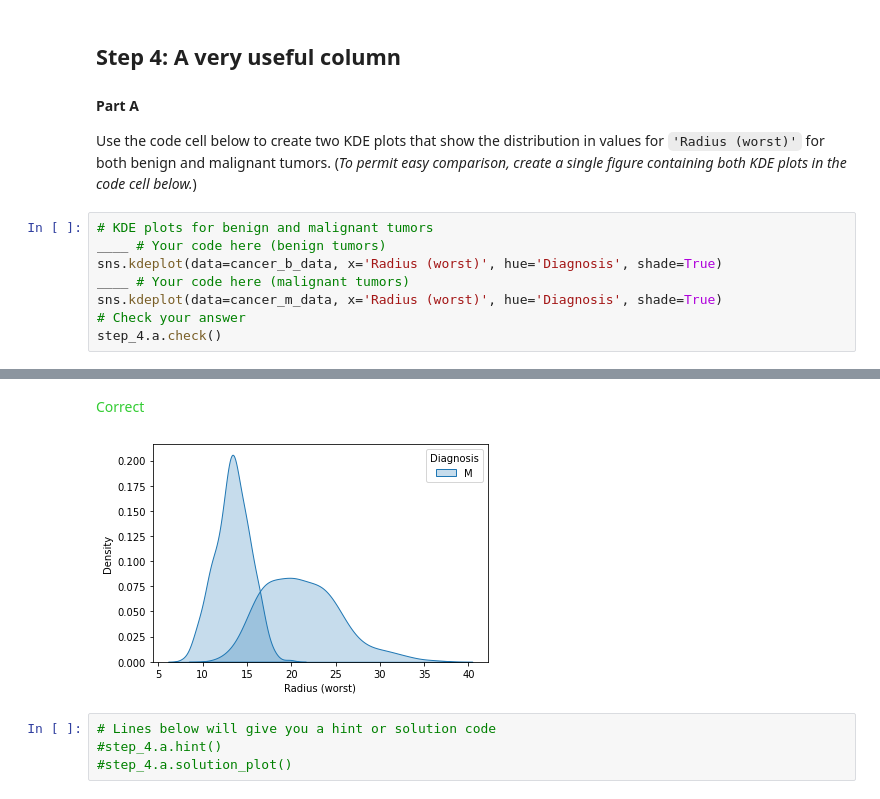
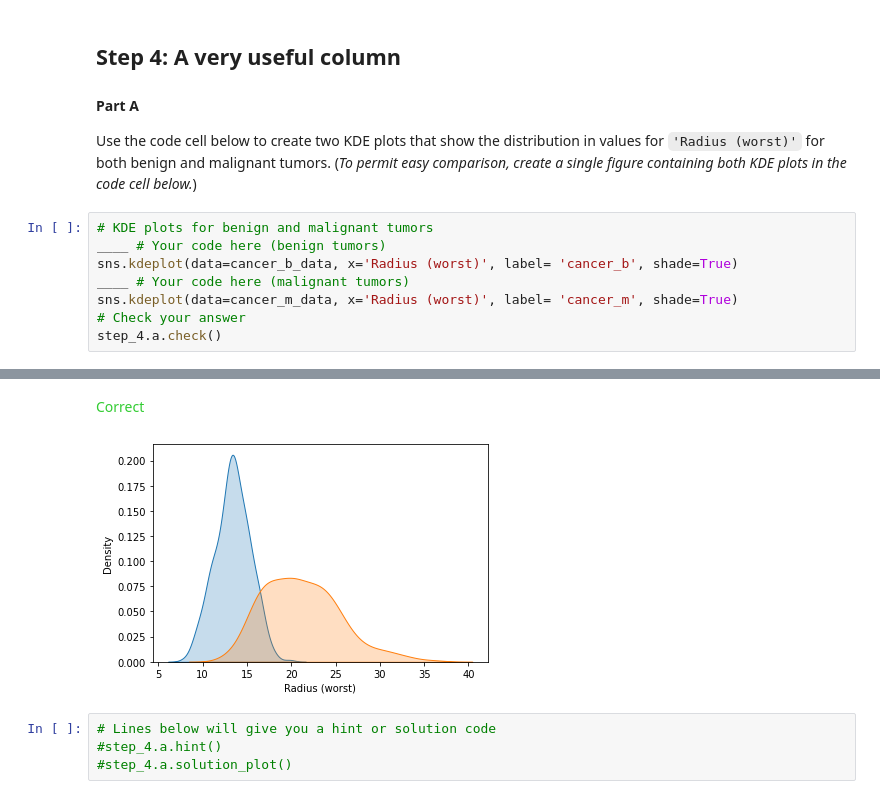
Before and after one commit to saritha28/Email-Spam-filter-using-Navies-Bayes, a Jupyter notebook: exercise-distributions.ipynb, the cells around one changed output, grey strips where cells are left out. Drawn from its saved outputs; the diff is of its cells as text.

```diff
--- a/exercise-distributions.ipynb
+++ b/exercise-distributions.ipynb
@@ -173,15 +201,15 @@ Use the code cell below to create two KDE plots that show the distribution in va
 # %%
 # KDE plots for benign and malignant tumors
 ____ # Your code here (benign tumors)
-sns.kdeplot(data=cancer_b_data, x='Radius (worst)', hue='Diagnosis', shade=True)
+sns.kdeplot(data=cancer_b_data, x='Radius (worst)', label= 'cancer_b', shade=True)
 ____ # Your code here (malignant tumors)
-sns.kdeplot(data=cancer_m_data, x='Radius (worst)', hue='Diagnosis', shade=True)
+sns.kdeplot(data=cancer_m_data, x='Radius (worst)', label= 'cancer_m', shade=True)
 # Check your answer
 step_4.a.check()
 # %% [output]
 [interactive output not drawn]
 <span style="color:#33cc33">Correct</span>
-[figure, old version]
+[figure, new version]
 # %%
 # Lines below will give you a hint or solution code
 #step_4.a.hint()
```
Also changed, not shown: parts of 5 cells of this notebook.
